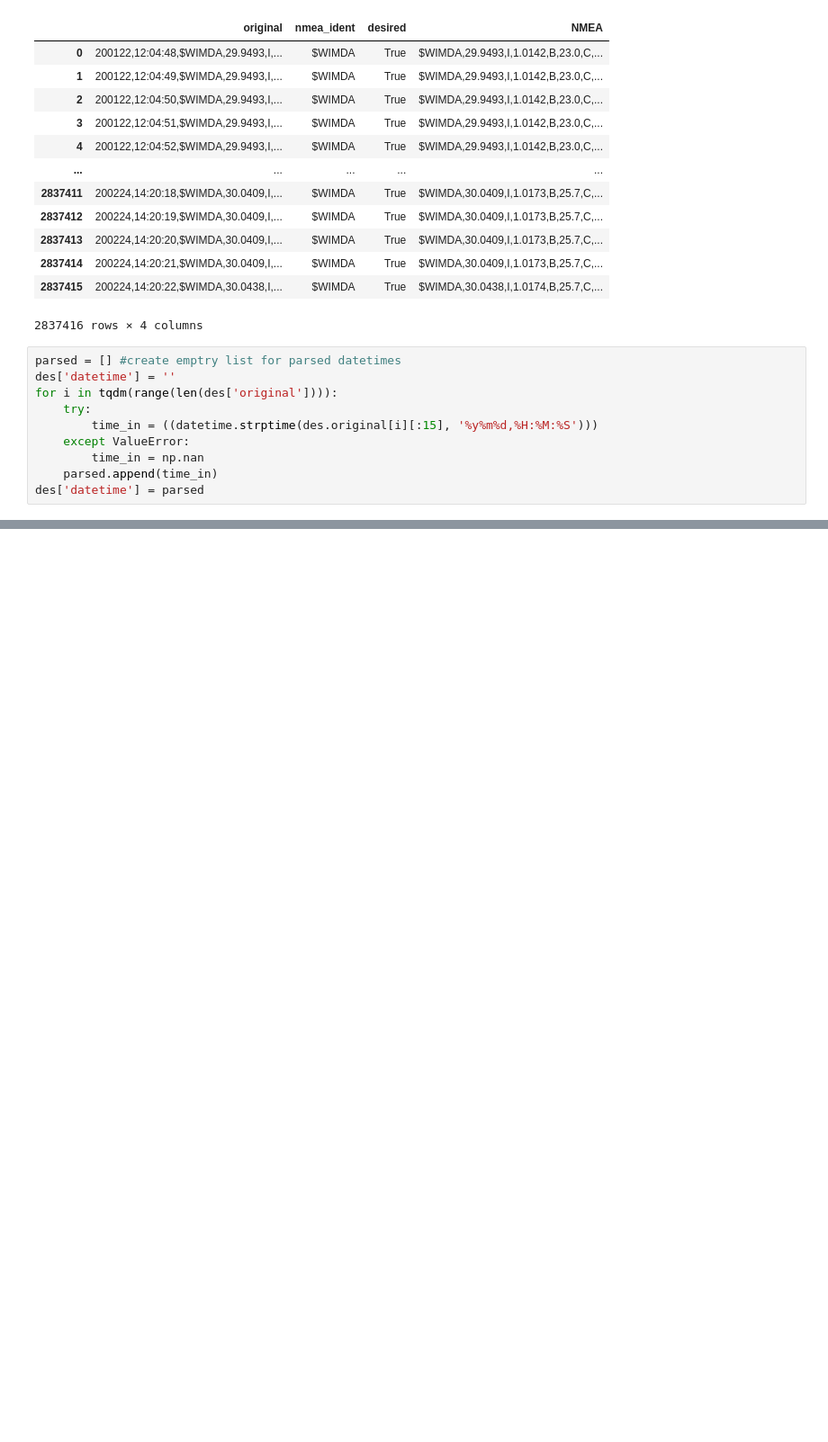
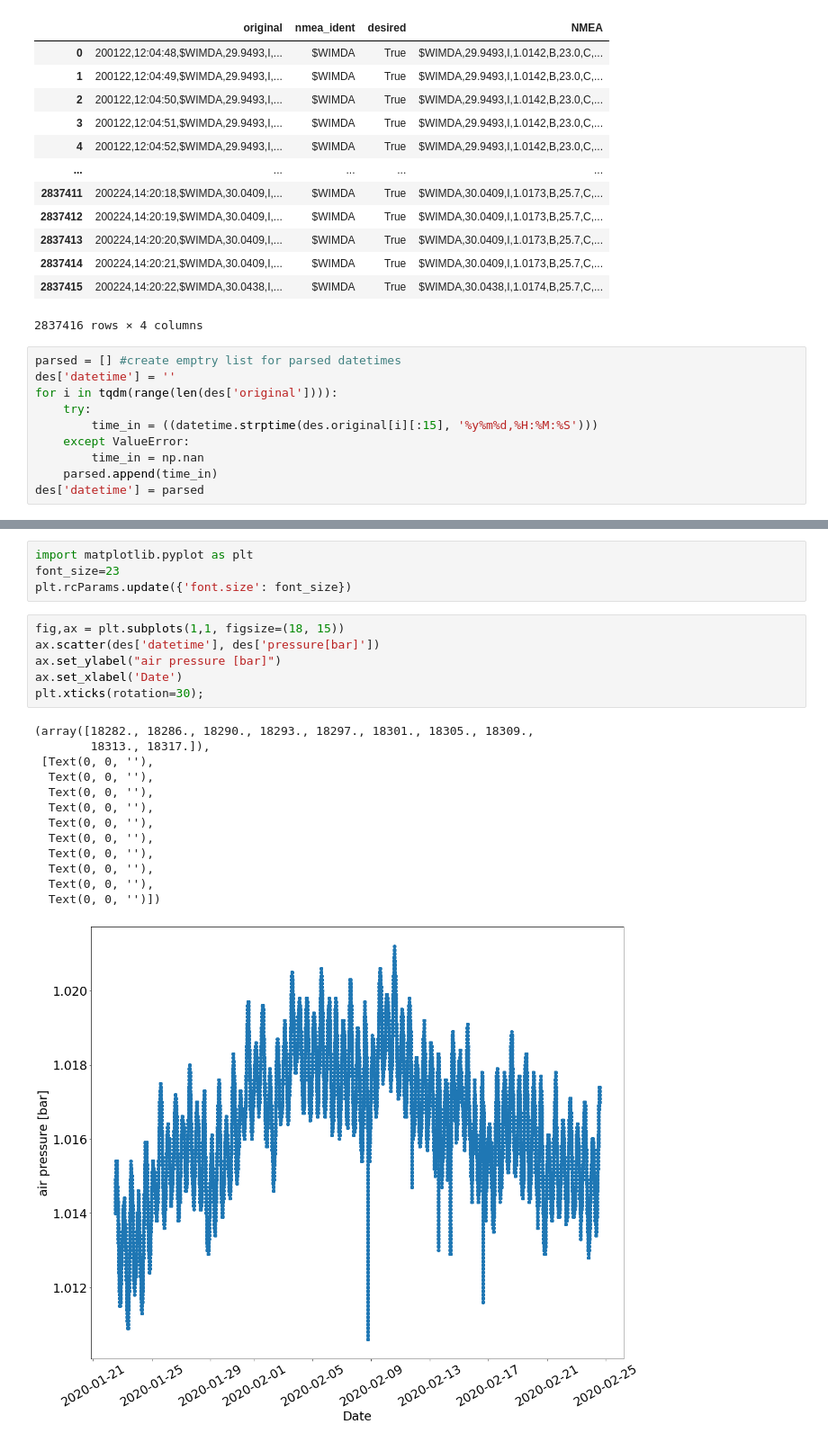
Before and after one commit to ESiddle/Eurec4a-Analysis-scripts-AERIS, a Jupyter notebook: Caravela_airmar.ipynb, the cells around one changed output, grey strips where cells are left out. Shown: that part at 90% size. Cells and saved outputs as stored; diff of their text form; blank space fills up the shorter version.

```diff
--- a/Caravela_airmar.ipynb
+++ b/Caravela_airmar.ipynb
@@ -116,0 +135,24 @@ np.size(b) - np.count_nonzero(b) # array size - nonfalse size to check all value
+# %%
+import matplotlib.pyplot as plt
+font_size=23
+plt.rcParams.update({'font.size': font_size})
+# %%
+fig,ax = plt.subplots(1,1, figsize=(18, 15))
+ax.scatter(des['datetime'], des['pressure[bar]'])
+ax.set_ylabel("air pressure [bar]")
+ax.set_xlabel('Date')
+plt.xticks(rotation=30);
+# %% [output]
+(array([18282., 18286., 18290., 18293., 18297., 18301., 18305., 18309.,
+        18313., 18317.]),
+ [Text(0, 0, ''),
+  Text(0, 0, ''),
+  Text(0, 0, ''),
+  Text(0, 0, ''),
+  Text(0, 0, ''),
+  Text(0, 0, ''),
+  Text(0, 0, ''),
+  Text(0, 0, ''),
+  Text(0, 0, ''),
+  Text(0, 0, '')])
+[figure, added]
```
Also changed, not shown: parts of 18 cells of this notebook.
